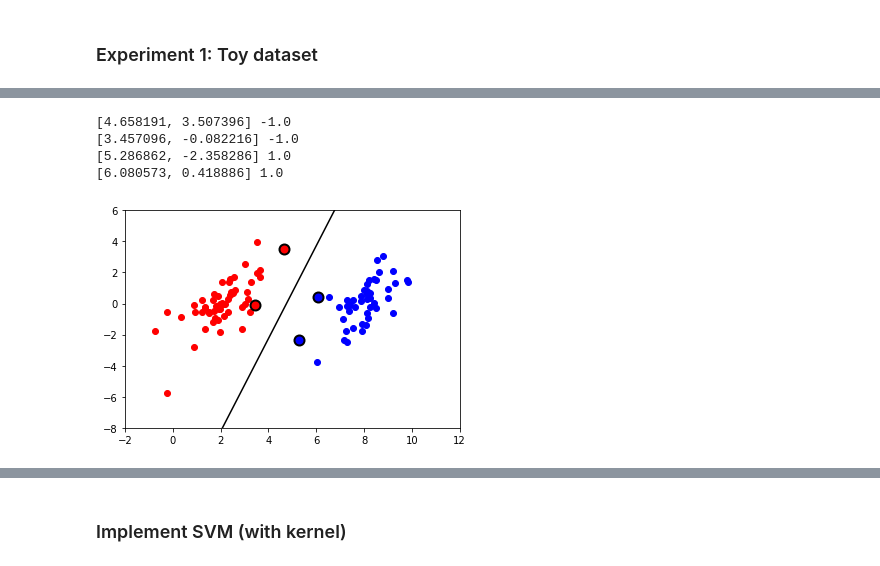
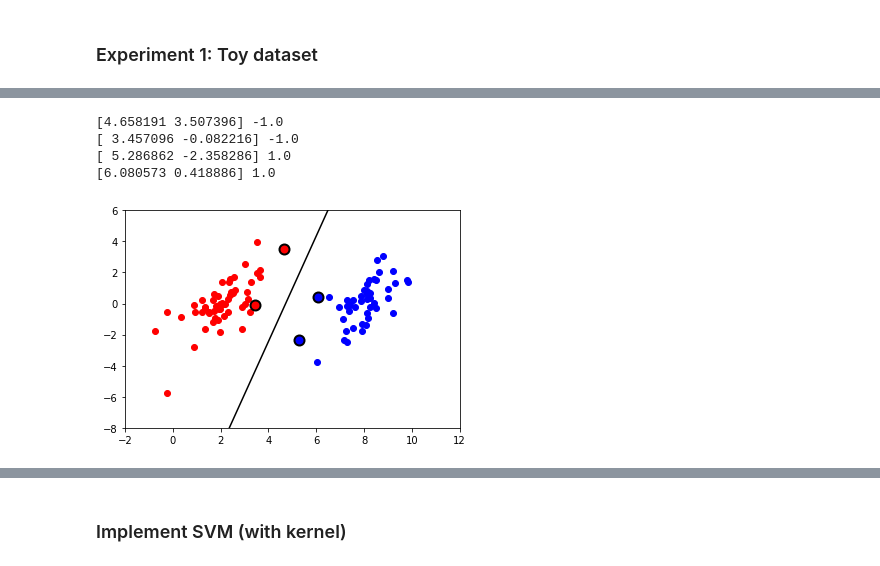
Before and after one commit to qinhanmin2014/Machine-Learning-in-Action, a Jupyter notebook: 06 Support vector machines/svmMLiA.ipynb, the cells around one changed output, grey strips where cells are left out. Saved outputs shown, nothing was run; the diff lists cells and outputs as text; code cells hidden in the pictures.

```diff
--- a/06 Support vector machines/svmMLiA.ipynb
+++ b/06 Support vector machines/svmMLiA.ipynb
@@ -18,14 +18,14 @@ import matplotlib.pyplot as plt
 def selectJrand(i, m):
     j = i
     while j == i:
-        j = int(np.random.uniform(0, m))
+        j = np.random.randint(0, m)
     return j
 
 
 def clipAlpha(aj, H, L):
     if aj > H:
         aj = H
-    if L > aj:
+    if aj < L:
         aj = L
     return aj
 # %%
@@ -112,13 +110,11 @@ def smoSimple(dataMatIn, classLabels, C, toler, maxIter):
         # print("iteration number: %d" % n_iter)
     return b, alphas
 # %%
-def calcWs(alphas, dataArr, classLabels):
-    X = np.mat(dataArr)
-    labelMat = np.mat(classLabels).transpose()
-    m, n = np.shape(X)
-    w = np.zeros((n, 1))
+def calcWs(alphas, dataArr, labelMat):
+    m, n = dataArr.shape
+    w = np.zeros(n)
     for i in range(m):
-        w += np.multiply(alphas[i] * labelMat[i], X[i, :].T)
+        w += alphas[i] * labelMat[i] * dataArr[i]
     return w
 # %%
 # Support functions for full Platt SMO
@@ -268,7 +263,7 @@ def loadDataSet(fileName):
         lineArr = line.strip().split('\t')
         dataMat.append([float(lineArr[0]), float(lineArr[1])])
         labelMat.append(float(lineArr[2]))
-    return dataMat, labelMat
+    return np.array(dataMat), np.array(labelMat)
 # %%
 # The simplified SMO algorithm
 # %%
@@ -288,36 +282,35 @@ print(w)
 # %%
 # support vectors
-for i in range(100):
-    if alphas[i] > 0.0:
+for i in range(len(alphas)):
+    if alphas[i] > 0:
         print(dataArr[i], labelArr[i])
 # %% [output]
-[4.658191, 3.507396] -1.0
-[3.457096, -0.082216] -1.0
-[5.286862, -2.358286] 1.0
-[6.080573, 0.418886] 1.0
+[4.658191 3.507396] -1.0
+[ 3.457096 -0.082216] -1.0
+[ 5.286862 -2.358286] 1.0
+[6.080573 0.418886] 1.0
 # %%
 plt.figure()
-plt.scatter(np.array(dataArr)[np.array(labelArr) == -1][:, 0],
-            np.array(dataArr)[np.array(labelArr) == -1][:, 1], color="red")
-plt.scatter(np.array(dataArr)[np.array(labelArr) == 1][:, 0],
-            np.array(dataArr)[np.array(labelArr) == 1][:, 1], color="blue")
+plt.scatter(dataArr[labelArr == -1][:, 0],
+            dataArr[labelArr == -1][:, 1], color="red")
+plt.scatter(dataArr[labelArr == 1][:, 0],
+            dataArr[labelArr == 1][:, 1], color="blue")
 plt.plot(np.array([-2, 12]),
-         ((-np.array([-2, 12]) * np.array(w.T)[0][0] - np.array(b)[0][0])
-          / np.array(w.T)[0][1]),
+         ((-np.array([-2, 12]) * w[0] - b) / w[1]),
          color="black")
-for i in range(100):
+for i in range(len(alphas)):
     if alphas[i] > 0.0:
         if labelArr[i] == -1:
             plt.scatter(dataArr[i][0], dataArr[i][1],
                         color="red", edgecolors='black', s=100, linewidths=2)
         else:
             plt.scatter(dataArr[i][0], dataArr[i][1],
                         color="blue", edgecolors='black', s=100, linewidths=2)
 plt.xlim(-2, 12)
 plt.ylim(-8, 6)
 plt.show()
 # %% [output]
-[figure, old version]
+[figure, new version]
 # %%
 # Full Platt SMO
 # %%
```
Also changed, not shown: parts of 25 cells of this notebook, 18 other files.
